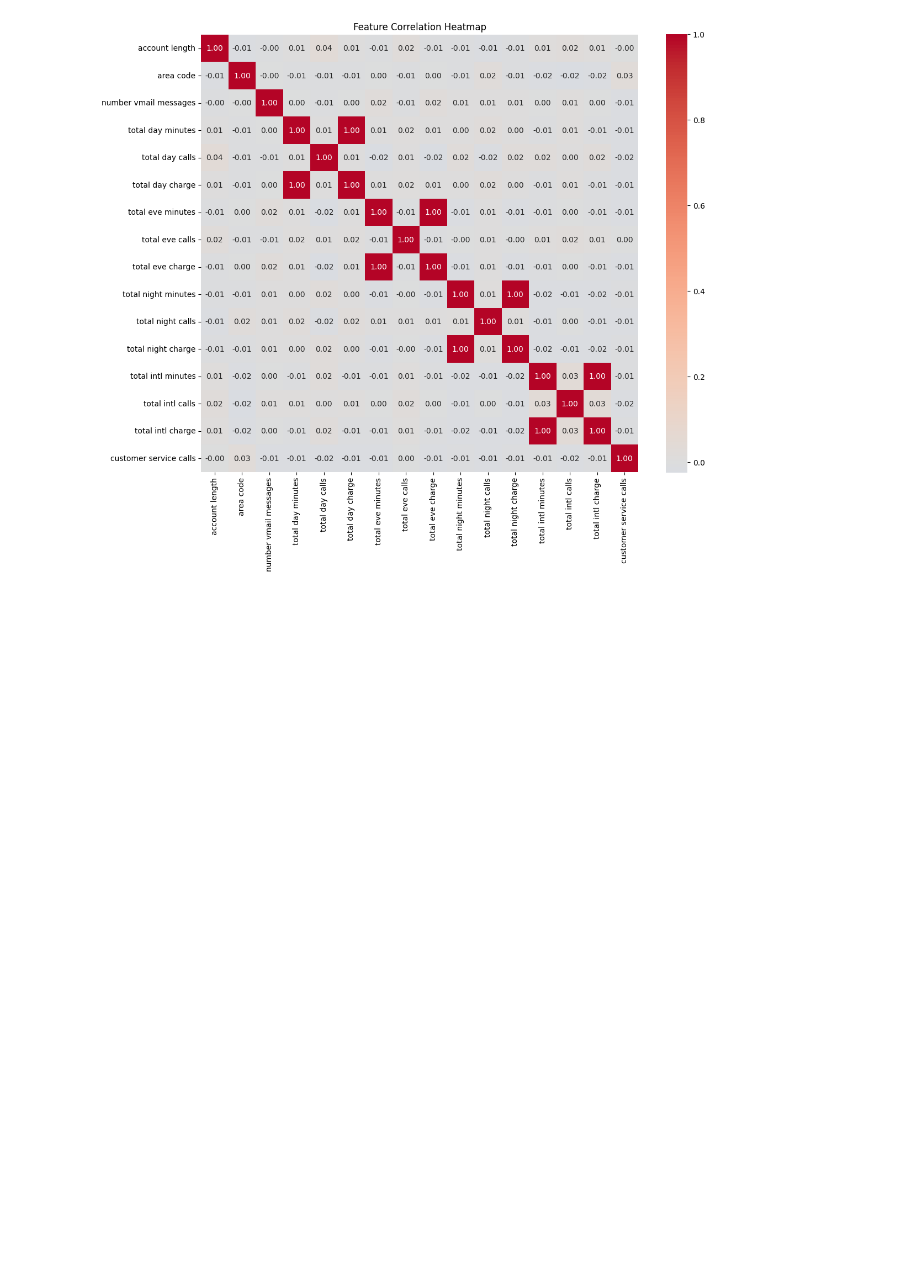
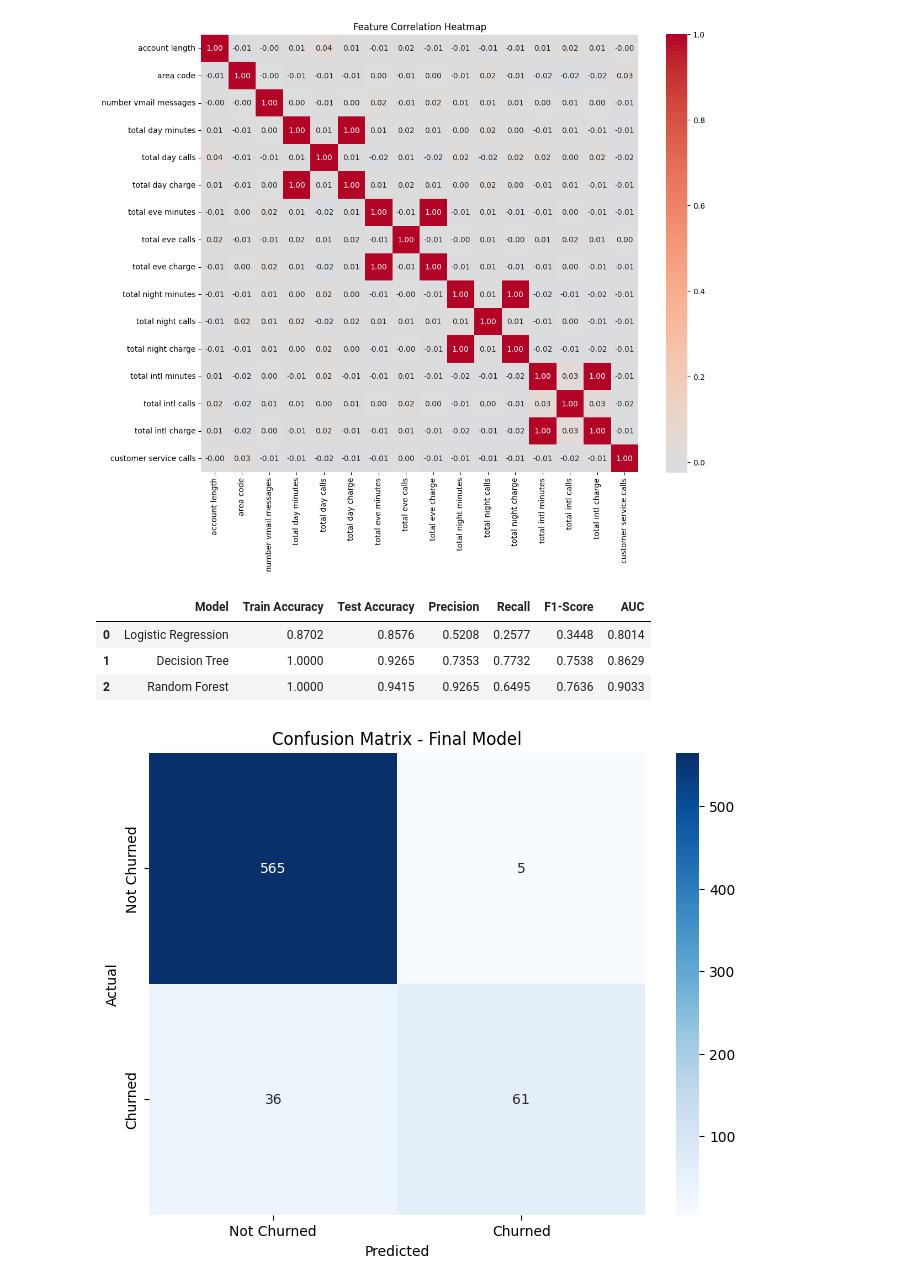
Before and after one commit to Navross/TelCom_Customer_Churn, a Jupyter notebook: syriatel_notebook_churn.ipynb, the cells around one changed output. Drawn from its saved outputs; the diff is of its cells as text; code cells hidden in the pictures; blank space fills up the shorter version.

```diff
--- a/syriatel_notebook_churn.ipynb
+++ b/syriatel_notebook_churn.ipynb
@@ -254,0 +258,33 @@ models = {
+# %%
+# Logistic Regression
+lr_results = evaluate_model('Logistic Regression', models['Logistic Regression'],
+                           X_train, X_test, y_train, y_test, scaled=True)
+model_results['Logistic Regression'] = lr_results
+
+# Decision Tree
+dt_results = evaluate_model('Decision Tree', models['Decision Tree'],
+                           X_train, X_test, y_train, y_test, scaled=False)
+model_results['Decision Tree'] = dt_results
+
+# Random Forest
+rf_results = evaluate_model('Random Forest', models['Random Forest'],
+                           X_train, X_test, y_train, y_test, scaled=False)
+model_results['Random Forest'] = rf_results
+
+# Display results comparison
+results_df = pd.DataFrame({
+    'Model': [result['Model'] for result in model_results.values()],
+    'Train Accuracy': [f"{result['Train Accuracy']:.4f}" for result in model_results.values()],
+    'Test Accuracy': [f"{result['Test Accuracy']:.4f}" for result in model_results.values()],
+    'Precision': [f"{result['Precision']:.4f}" for result in model_results.values()],
+    'Recall': [f"{result['Recall']:.4f}" for result in model_results.values()],
+    'F1-Score': [f"{result['F1-Score']:.4f}" for result in model_results.values()],
+    'AUC': [f"{result['AUC']:.4f}" for result in model_results.values()]
+})
+
+results_df
+# %% [output]
+|  | Model | Train Accuracy | Test Accuracy | Precision | Recall | F1-Score | AUC |
+| 0 | Logistic Regression | 0.8702 | 0.8576 | 0.5208 | 0.2577 | 0.3448 | 0.8014 |
+| 1 | Decision Tree | 1.0000 | 0.9265 | 0.7353 | 0.7732 | 0.7538 | 0.8629 |
+| 2 | Random Forest | 1.0000 | 0.9415 | 0.9265 | 0.6495 | 0.7636 | 0.9033 |
@@ -254,0 +328,13 @@ models = {
+# %%
+# Confusion Matrix visualization
+cm = confusion_matrix(y_test, final_predictions)
+plt.figure(figsize=(8, 6))
+sns.heatmap(cm, annot=True, fmt='d', cmap='Blues',
+            xticklabels=['Not Churned', 'Churned'],
+            yticklabels=['Not Churned', 'Churned'])
+plt.title('Confusion Matrix - Final Model')
+plt.ylabel('Actual')
+plt.xlabel('Predicted')
+plt.show()
+# %% [output]
+[figure, added]
```
Also changed, not shown: parts of 3 cells of this notebook.
